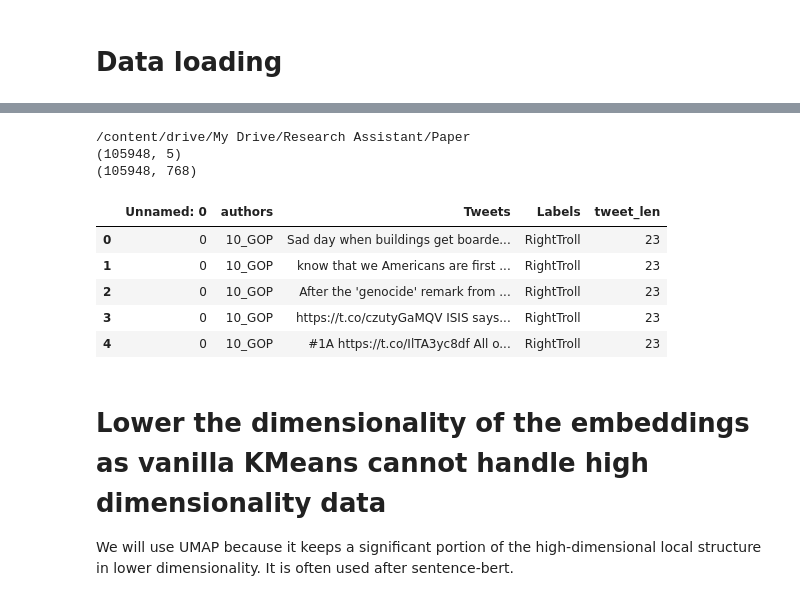
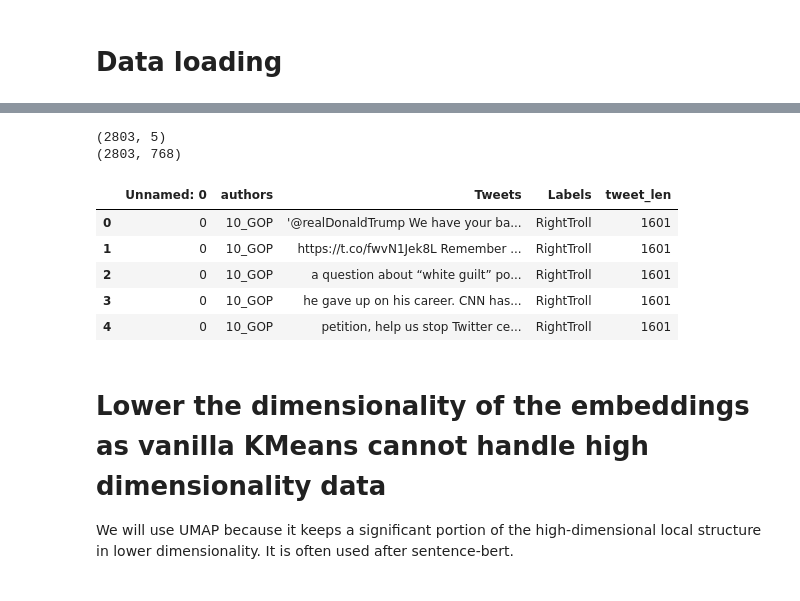
Before and after one commit to gaetanlop/Explainability-of-Text-Clustering-Visualizations-SBert, a Jupyter notebook: 100_Clustering_explode_majority_vote.ipynb, the cells around one changed output, grey strips where cells are left out. Drawn from its saved outputs; the diff is of its cells as text; code cells hidden in the pictures.

```diff
--- a/100_Clustering_explode_majority_vote.ipynb
+++ b/100_Clustering_explode_majority_vote.ipynb
@@ -269,27 +292,26 @@ class TrollTfidfVectorizer(TfidfVectorizer):
 # %%
 dataset_to_process = "MANNHEIM"
 MAX_WORDS_WORDCLOUD =100
 # load the dataset that contains the tweets, the labels and their readability feature.
 # df = pd.read_csv("100_tweets_explode.csv")
 # # load the embedding
 # emb = torch.load("100_embeddings_explode.pt")
-df = pd.read_csv("Full_tweets_explode.csv")
-df = df.drop("readability",axis=1)
+df = pd.read_csv("100_tweets_explode.csv")
+# df = df.drop("readability",axis=1)
 # load the embedding
-emb = torch.load("Full_embeddings_explode.pt")
+emb = torch.load("100_embeddings_explode.pt")
 print(df.shape)
 print(emb.shape)
 df.head()
 # %% [output]
-/content/drive/My Drive/Research Assistant/Paper
-(105948, 5)
-(105948, 768)
+(2803, 5)
+(2803, 768)
 |  | Unnamed: 0 | authors | Tweets | Labels | tweet_len |
-| 0 | 0 | 10_GOP | Sad day when buildings get boarde... | RightTroll | 23 |
-| 1 | 0 | 10_GOP | know that we Americans are first ... | RightTroll | 23 |
-| 2 | 0 | 10_GOP | After the 'genocide' remark from ... | RightTroll | 23 |
-| 3 | 0 | 10_GOP | https://t.co/czutyGaMQV ISIS says... | RightTroll | 23 |
-| 4 | 0 | 10_GOP | #1A https://t.co/IlTA3yc8df All o... | RightTroll | 23 |
+| 0 | 0 | 10_GOP | '@realDonaldTrump We have your ba... | RightTroll | 1601 |
+| 1 | 0 | 10_GOP | https://t.co/fwvN1Jek8L Remember ... | RightTroll | 1601 |
+| 2 | 0 | 10_GOP | a question about “white guilt” po... | RightTroll | 1601 |
+| 3 | 0 | 10_GOP | he gave up on his career. CNN has... | RightTroll | 1601 |
+| 4 | 0 | 10_GOP | petition, help us stop Twitter ce... | RightTroll | 1601 |
 # %% [markdown]
 # Lower the dimensionality of the embeddings as vanilla KMeans cannot handle high dimensionality data
 
```
Also changed, not shown: parts of 13 cells of this notebook.
